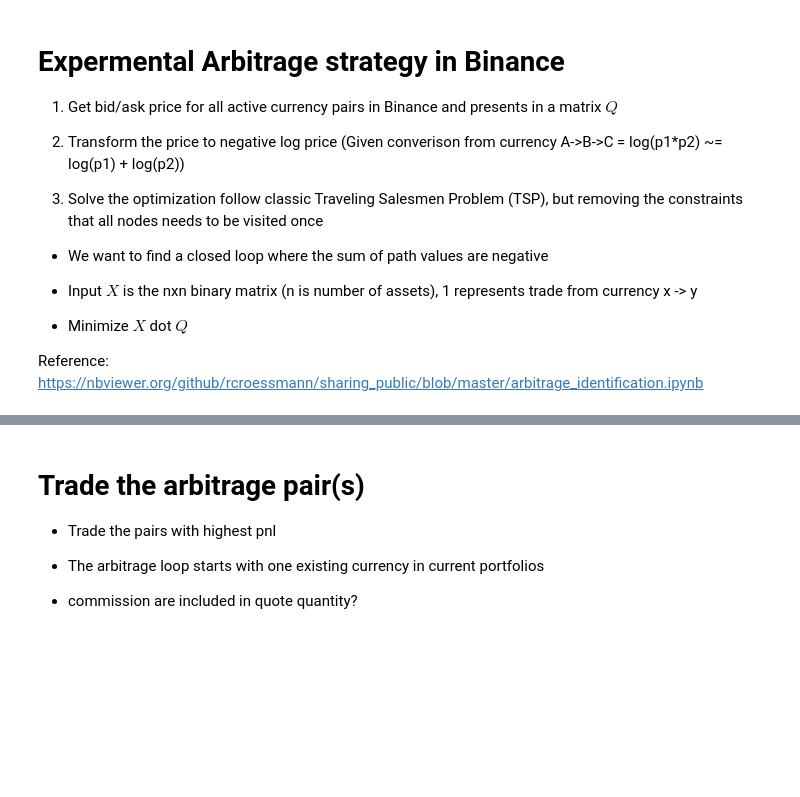
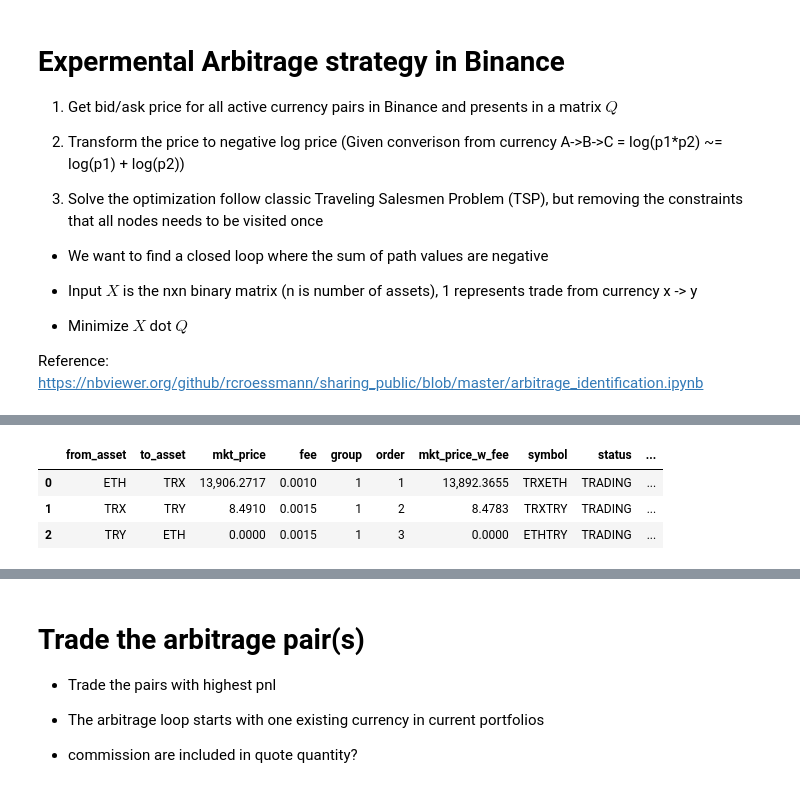
Before and after one commit to lok419/my-trading, a Jupyter notebook: strategy_v3/notebook/Binance Arbitrage.ipynb, the cells around one changed output, grey strips where cells are left out. Saved outputs shown, nothing was run; the diff lists cells and outputs as text; code cells hidden in the pictures; blank space fills up the shorter version.

```diff
--- a/strategy_v3/notebook/Binance Arbitrage.ipynb
+++ b/strategy_v3/notebook/Binance Arbitrage.ipynb
@@ -38,5 +38,10 @@ The autoreload extension is already loaded. To reload it, use:
 
 Reference: https://nbviewer.org/github/rcroessmann/sharing_public/blob/master/arbitrage_identification.ipynb
 # %%
-strategy = ExchangeArbitrageStrategy(zero_fees=True)
+strategy = ExchangeArbitrageStrategy(zero_fees=True, trades_num=3)
 strategy.set_strategy_id("qa")
+strategy.load_data()
+strategy.optimize()
+df_trades = strategy.df_trades
+df_trades
+# %% [output]
@@ -42,0 +76,4 @@ strategy.set_strategy_id("qa")
+|  | from_asset | to_asset | mkt_price | fee | group | order | mkt_price_w_fee | symbol | status | ... |
+| 0 | ETH | TRX | 13,906.2717 | 0.0010 | 1 | 1 | 13,892.3655 | TRXETH | TRADING | ... |
+| 1 | TRX | TRY | 8.4910 | 0.0015 | 1 | 2 | 8.4783 | TRXTRY | TRADING | ... |
+| 2 | TRY | ETH | 0.0000 | 0.0015 | 1 | 3 | 0.0000 | ETHTRY | TRADING | ... |
```
Also changed, not shown: parts of 13 cells of this notebook, 3 other files.
